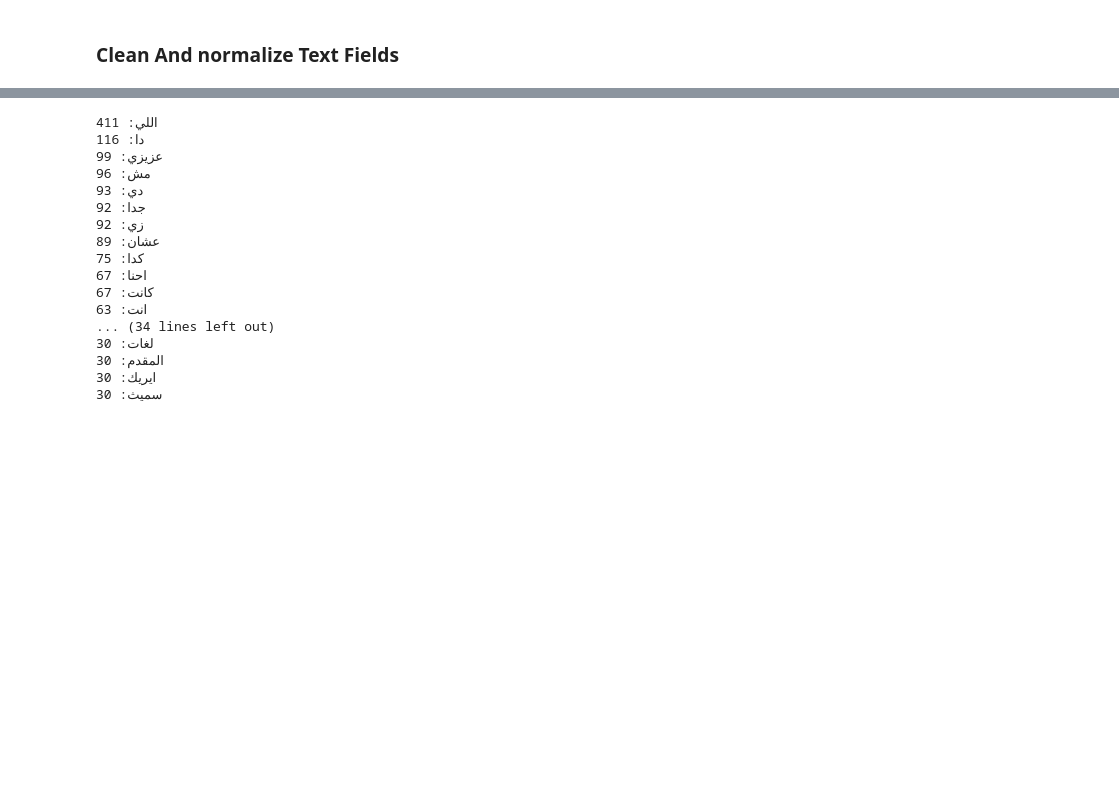
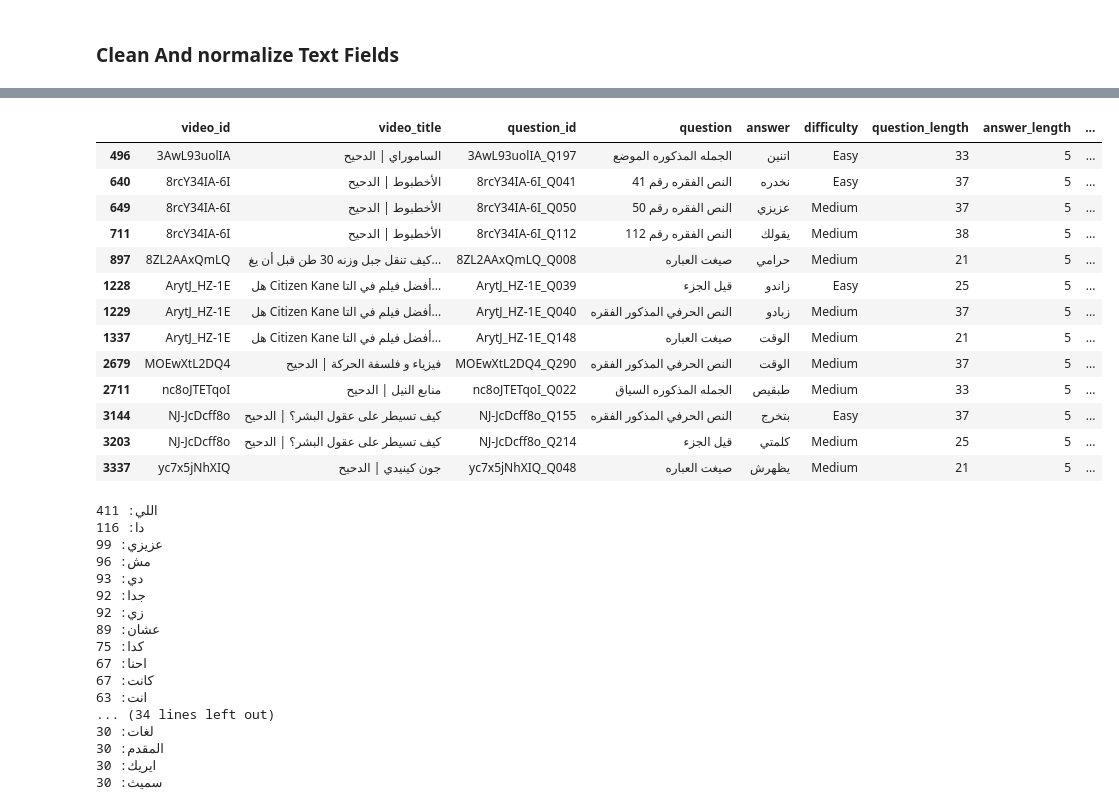
Before and after one commit to Raed108/NLP-Project, a Jupyter notebook: ms1_analysis.ipynb, the cells around one changed output, grey strips where cells are left out. Drawn from its saved outputs; the diff is of its cells as text; code cells hidden in the pictures; blank space fills up the shorter version.

```diff
--- a/ms1_analysis.ipynb
+++ b/ms1_analysis.ipynb
@@ -226,0 +343,3 @@ process_text_column(df_train, "answer")
+# %%
+df_train["answer_length"] = df_train["answer"].apply(len)
+df_train.head()
@@ -227,3 +353,20 @@ process_text_column(df_train, "answer")
+# %%
+df_train[df_train["answer_length"] == 5]
+# %% [output]
+|  | video_id | video_title | question_id | question | answer | difficulty | question_length | answer_length | ... |
+| 496 | 3AwL93uolIA | الساموراي | الدحيح | 3AwL93uolIA_Q197 | الجمله المذكوره الموضع | اتنين | Easy | 33 | 5 | ... |
+| 640 | 8rcY34IA-6I | الأخطبوط | الدحيح | 8rcY34IA-6I_Q041 | النص الفقره رقم 41 | نخدره | Easy | 37 | 5 | ... |
+| 649 | 8rcY34IA-6I | الأخطبوط | الدحيح | 8rcY34IA-6I_Q050 | النص الفقره رقم 50 | عزيزي | Medium | 37 | 5 | ... |
+| 711 | 8rcY34IA-6I | الأخطبوط | الدحيح | 8rcY34IA-6I_Q112 | النص الفقره رقم 112 | يقولك | Medium | 38 | 5 | ... |
+| 897 | 8ZL2AAxQmLQ | كيف تنقل جبل وزنه 30 طن قبل أن يغ... | 8ZL2AAxQmLQ_Q008 | صيغت العباره | حرامي | Medium | 21 | 5 | ... |
+| 1228 | ArytJ_HZ-1E | هل Citizen Kane أفضل فيلم في التا... | ArytJ_HZ-1E_Q039 | قيل الجزء | زاندو | Easy | 25 | 5 | ... |
+| 1229 | ArytJ_HZ-1E | هل Citizen Kane أفضل فيلم في التا... | ArytJ_HZ-1E_Q040 | النص الحرفي المذكور الفقره | زبادو | Medium | 37 | 5 | ... |
+| 1337 | ArytJ_HZ-1E | هل Citizen Kane أفضل فيلم في التا... | ArytJ_HZ-1E_Q148 | صيغت العباره | الوقت | Medium | 21 | 5 | ... |
+| 2679 | MOEwXtL2DQ4 | فيزياء و فلسفة الحركة | الدحيح | MOEwXtL2DQ4_Q290 | النص الحرفي المذكور الفقره | الوقت | Medium | 37 | 5 | ... |
+| 2711 | nc8oJTETqoI | منابع النيل | الدحيح | nc8oJTETqoI_Q022 | الجمله المذكوره السياق | طبقيص | Medium | 33 | 5 | ... |
+| 3144 | NJ-JcDcff8o | كيف تسيطر على عقول البشر؟ | الدحيح | NJ-JcDcff8o_Q155 | النص الحرفي المذكور الفقره | بتخرج | Easy | 37 | 5 | ... |
+| 3203 | NJ-JcDcff8o | كيف تسيطر على عقول البشر؟ | الدحيح | NJ-JcDcff8o_Q214 | قيل الجزء | كلمتي | Medium | 25 | 5 | ... |
+| 3337 | yc7x5jNhXIQ | جون كينيدي | الدحيح | yc7x5jNhXIQ_Q048 | صيغت العباره | يظهرش | Medium | 21 | 5 | ... |
 # %%
 all_words = " ".join(df_train["answer"].astype(str)).split()
 
```
Also changed, not shown: parts of 14 cells of this notebook.
